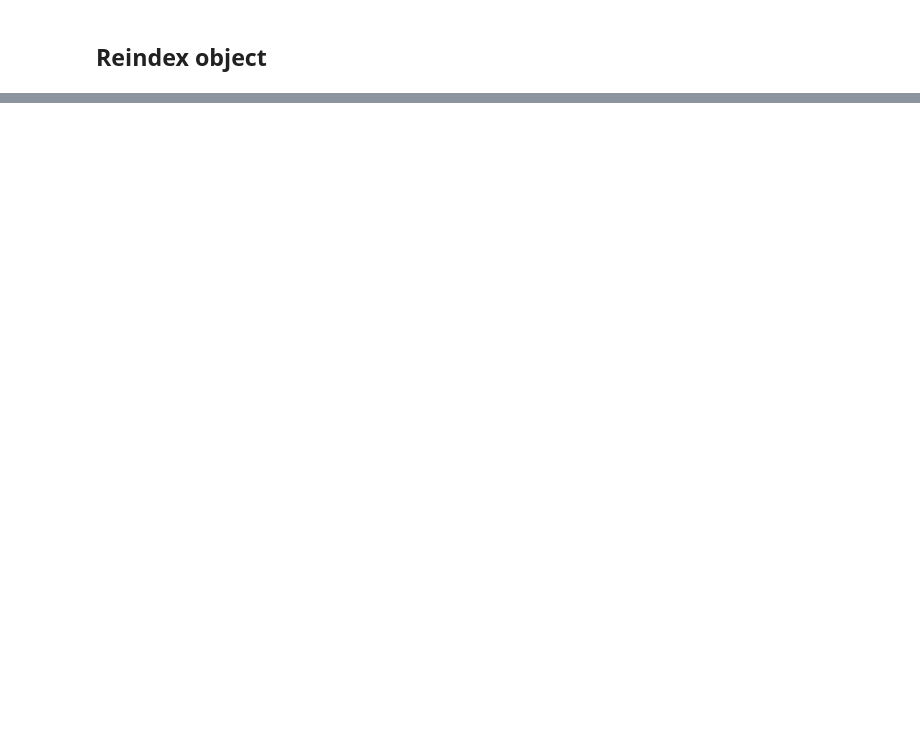
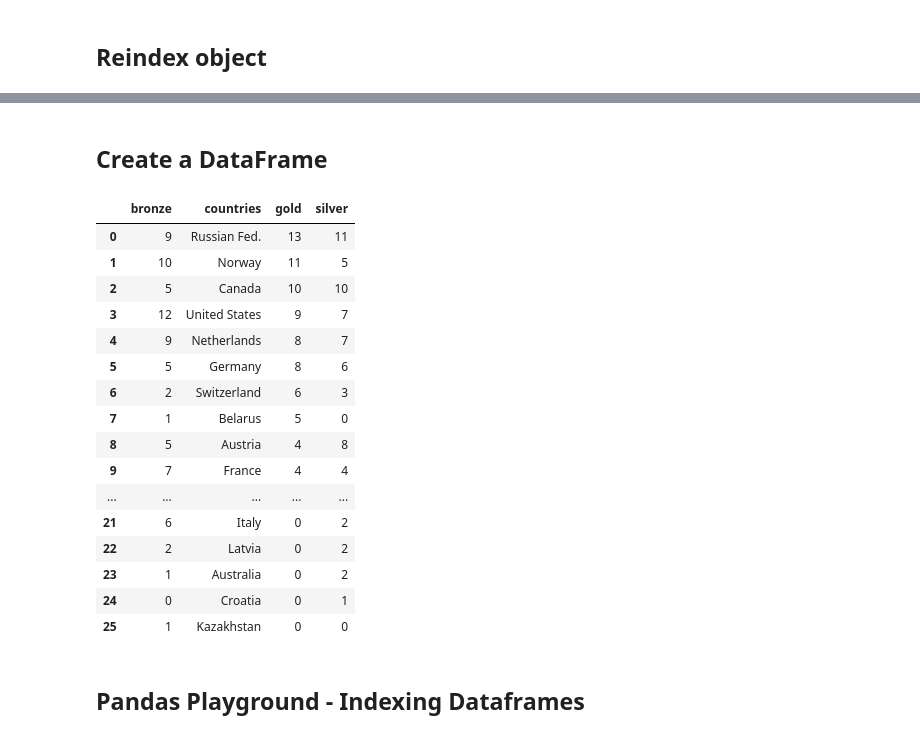
Before and after one commit to ShahariarRabby/MLnanodegree, a Jupyter notebook: NumpyandPandasLearn/pandas.ipynb, the cells around one changed output, grey strips where cells are left out. Cells and saved outputs as stored; diff of their text form; code cells hidden in the pictures; blank space fills up the shorter version.

Commit message:
Pandas and numpy complete introduction

```diff
--- a/NumpyandPandasLearn/pandas.ipynb
+++ b/NumpyandPandasLearn/pandas.ipynb
@@ -212,0 +276,9 @@ data.reindex(columns=['Team','Season','Won'])
+# %%
+if True:
+    data = {'year': [2010, 2011, 2012, 2011, 2012, 2010, 2011, 2012],
+            'team': ['Bears', 'Bears', 'Bears', 'Packers', 'Packers', 'Lions',
+                     'Lions', 'Lions'],
+            'wins': [11, 8, 10, 15, 11, 6, 10, 4],
+            'losses': [5, 8, 6, 1, 5, 10, 6, 12]}
+    football = pd.DataFrame(data)
+    print football
@@ -212,0 +305,15 @@ data.reindex(columns=['Team','Season','Won'])
+# %%
+if True:
+    data = {'year': [2010, 2011, 2012, 2011, 2012, 2010, 2011, 2012],
+            'team': ['Bears', 'Bears', 'Bears', 'Packers', 'Packers', 'Lions',
+                     'Lions', 'Lions'],
+            'wins': [11, 8, 10, 15, 11, 6, 10, 4],
+            'losses': [5, 8, 6, 1, 5, 10, 6, 12]}
+    football = pd.DataFrame(data)
+    print football.dtypes
+    print ""
+    print football.describe()
+    print ""
+    print football.head()
+    print ""
+    print football.tail()
@@ -212,0 +338,2 @@ data.reindex(columns=['Team','Season','Won'])
+# %% [markdown]
+## Create a DataFrame
@@ -212,0 +387,22 @@ data.reindex(columns=['Team','Season','Won'])
+# %%
+create_dataframe()
+# %% [output]
+|  | bronze | countries | gold | silver |
+| 0 | 9 | Russian Fed. | 13 | 11 |
+| 1 | 10 | Norway | 11 | 5 |
+| 2 | 5 | Canada | 10 | 10 |
+| 3 | 12 | United States | 9 | 7 |
+| 4 | 9 | Netherlands | 8 | 7 |
+| 5 | 5 | Germany | 8 | 6 |
+| 6 | 2 | Switzerland | 6 | 3 |
+| 7 | 1 | Belarus | 5 | 0 |
+| 8 | 5 | Austria | 4 | 8 |
+| 9 | 7 | France | 4 | 4 |
+| ... | ... | ... | ... | ... |
+| 21 | 6 | Italy | 0 | 2 |
+| 22 | 2 | Latvia | 0 | 2 |
+| 23 | 1 | Australia | 0 | 2 |
+| 24 | 0 | Croatia | 0 | 1 |
+| 25 | 1 | Kazakhstan | 0 | 0 |
+# %% [markdown]
+## Pandas Playground - Indexing Dataframes
```
Also changed, not shown: parts of 33 cells of this notebook, 9 other files.
